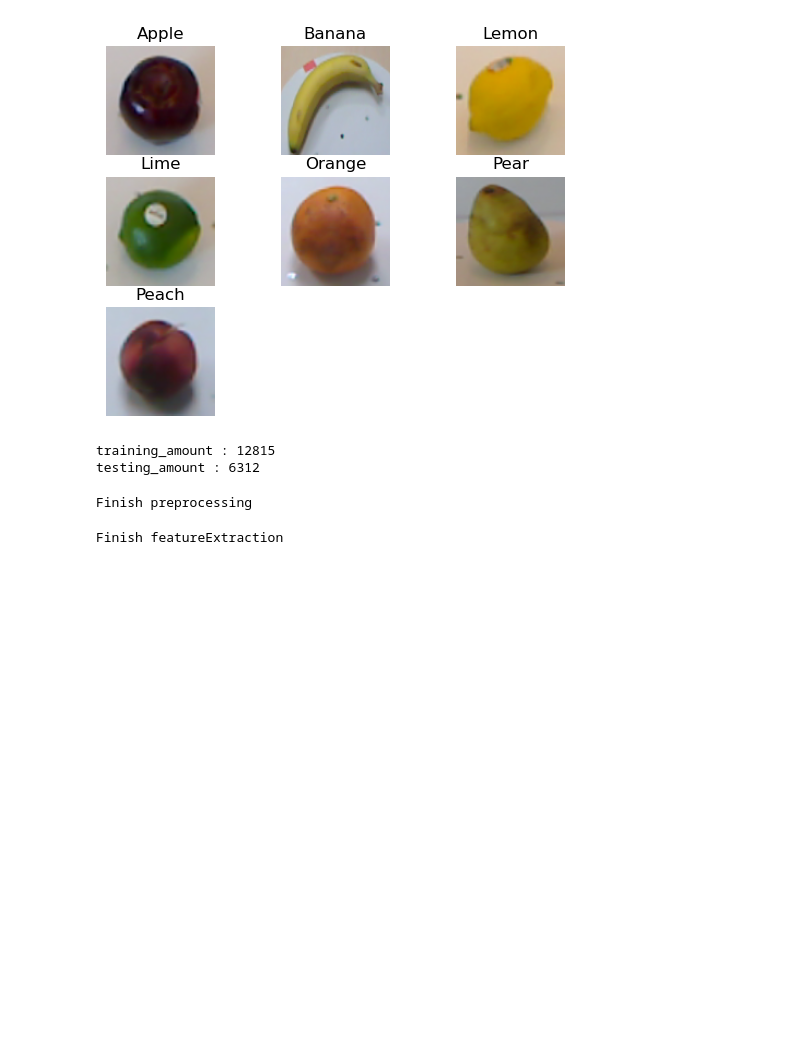
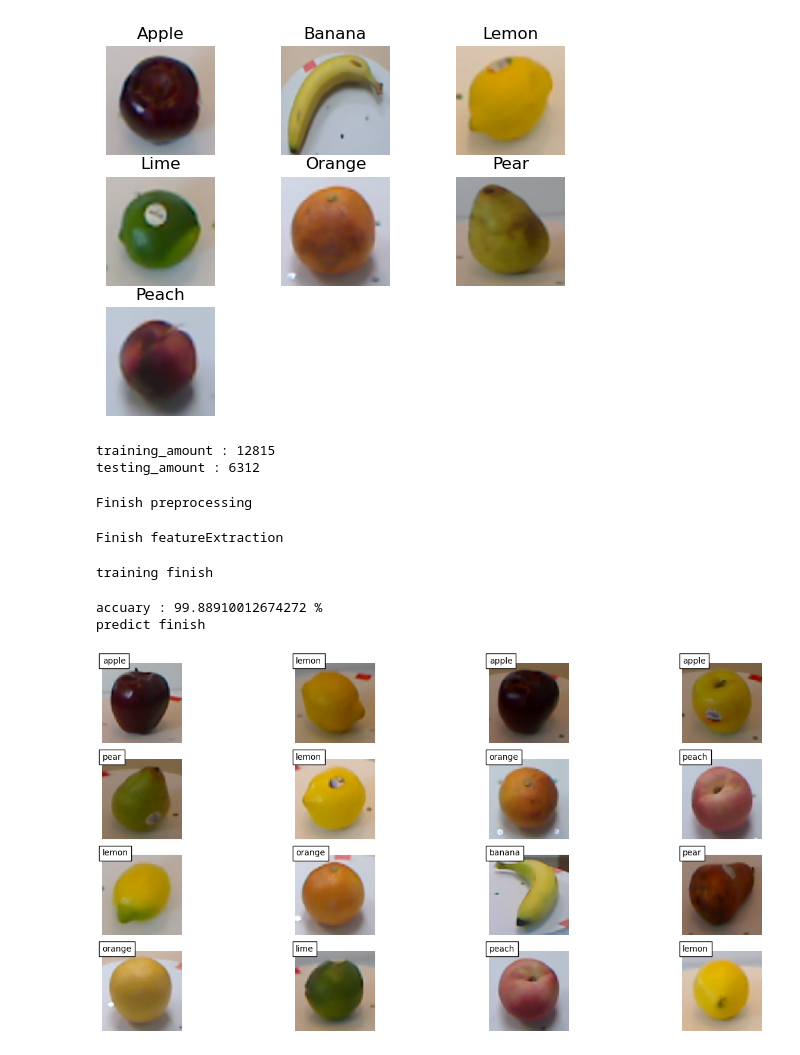
Before and after one commit to MinKhant610/MachineLearningI, a Jupyter notebook: machine learning/project_fruit_reco/fruit_recon.ipynb, the cells around one changed output. Drawn from its saved outputs; the diff is of its cells as text; code cells hidden in the pictures; blank space fills up the shorter version.

```diff
--- a/machine learning/project_fruit_reco/fruit_recon.ipynb
+++ b/machine learning/project_fruit_reco/fruit_recon.ipynb
@@ -155,3 +147,29 @@ x_test_feature = featureExtraction1(x_test_pre)
 print ('Finish featureExtraction')
 # %% [output]
 Finish featureExtraction
+# %%
+from sklearn.neighbors import KNeighborsClassifier
+from sklearn.metrics import accuracy_score
+knn_clf = KNeighborsClassifier(n_jobs=-1, weights='distance', n_neighbors=11)
+knn_clf.fit(x_train_feature, y_train)
+print('training finish')
+# %% [output]
+training finish
+# %%
+y_knn_predict = knn_clf.predict(x_test_feature)
+print('accuary :', accuracy_score(y_test, y_knn_predict)*100,'%')
+print('predict finish')
+# %% [output]
+accuary : 99.88910012674272 %
+predict finish
+# %%
+slice = 16
+plt.figure(figsize=(16,8))
+for i in range(slice):
+    plt.subplot(4, 4, i+1)
+    plt.imshow(x_test[i], interpolation='nearest')
+    plt.text(0, 0, y_knn_predict[i], color='black',
+             bbox=dict(facecolor='white', alpha=1))
+    plt.axis('off')
+# %% [output]
+[figure, added]
```
Also changed, not shown: parts of 3 cells of this notebook.
